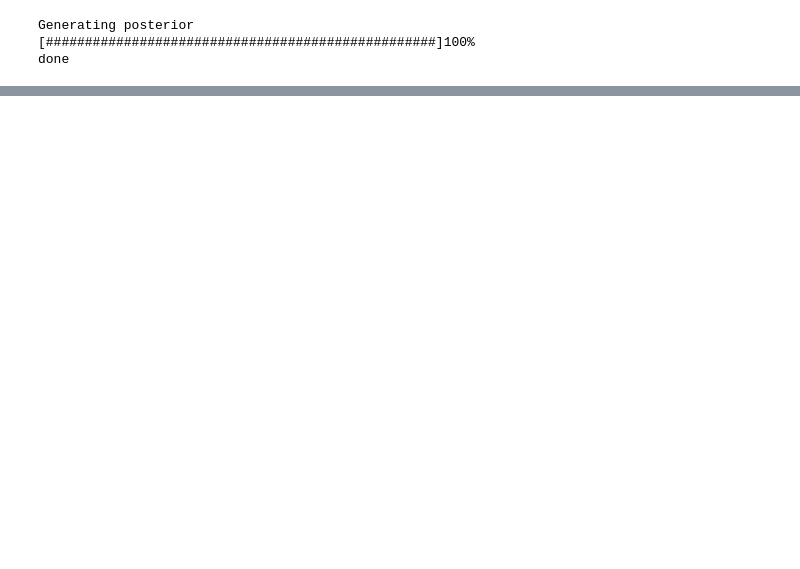
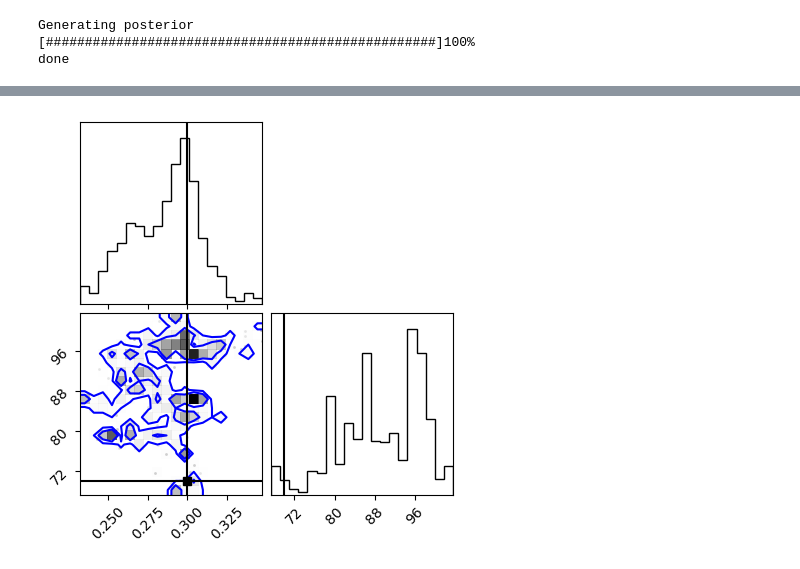
Before and after one commit to P-1884/COSMIC-BEAMS, a Jupyter notebook: spectroscopic.ipynb, the cells around one changed output, grey strips where cells are left out. Saved outputs shown, nothing was run; the diff lists cells and outputs as text; code cells hidden in the pictures; blank space fills up the shorter version.

```diff
--- a/spectroscopic.ipynb
+++ b/spectroscopic.ipynb
@@ -125,0 +222,33 @@ plt.show()
+# %%
+mcmc_chains_SL_orig = pd.read_csv('chains/mcmc_chains_SL_orig.txt',delimiter='\t')
+mcmc_chains_SL_orig = mcmc_chains_SL_orig.rename(columns={'#o_m':'o_m'})
+
+#nb_mcmc_file = 'chains/mcmc_chain_nobias.txt'
+#bi_mcmc_file = 'chains/mcmc_chain_bias_muo.txt'
+#zb_mcmc_file = 'chains/mcmc_chain_zBEAMS.txt'
+
+#om_nb,H0_nb,w_nb = np.loadtxt(nb_mcmc_file, usecols=[0,1,2],unpack=True)
+#om_bi,H0_bi,w_bi = np.loadtxt(bi_mcmc_file, usecols=[0,1,2],unpack=True)
+#om_zb,H0_zb,w_zb = np.loadtxt(zb_mcmc_file, usecols=[0,1,2],unpack=True)
+om_bi = mcmc_chains_SL_orig['o_m']
+H0_bi = mcmc_chains_SL_orig['H0']
+w_bi = mcmc_chains_SL_orig['w']
+Ode_bi = mcmc_chains_SL_orig['Ode']
+
+X_param = 'o_m'
+Y_param = 'H0'
+X_fid = {'o_m':Om_fid,'H0':H0_fid,'Om':Om_fid,'Ode':Ode_fid,'w':w_fid}[X_param]
+Y_fid = {'o_m':Om_fid,'H0':H0_fid,'Om':Om_fid,'Ode':Ode_fid,'w':w_fid}[Y_param]
+
+fig = plt.figure(figsize=(5,5))
+corner.corner(mcmc_chains_SL_orig[[X_param,Y_param]].to_numpy(),
+                truths = [X_fid,Y_fid],
+                truth_color='k',
+                contour_kwargs = {'colors':'blue'},
+                #fill_contours=True,
+                #contourf_kwargs = {'alpha':0.5},
+                levels=[0.68,0.95],fig=fig)
+
+plt.show()
+# %% [output]
+[figure, added]
```
Also changed, not shown: parts of 9 cells of this notebook, 5 other files.
